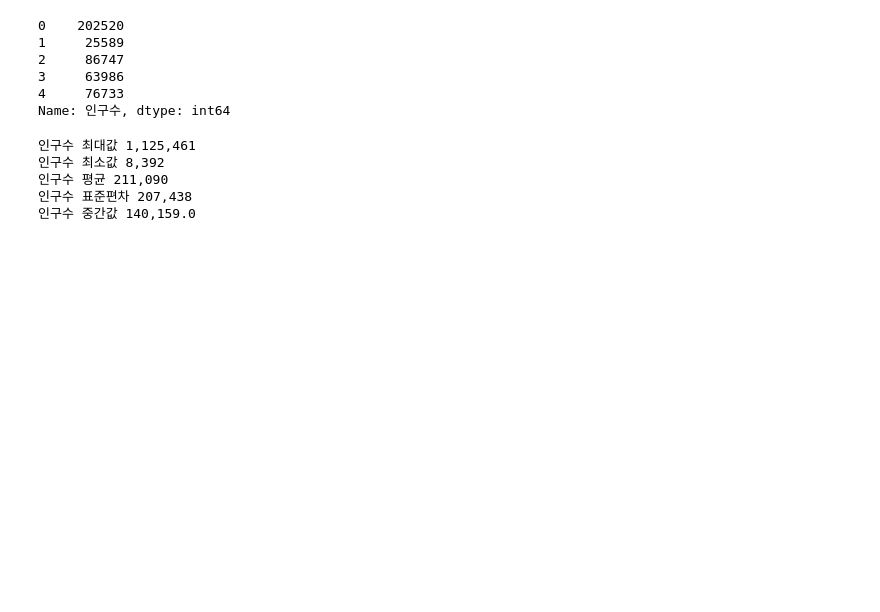
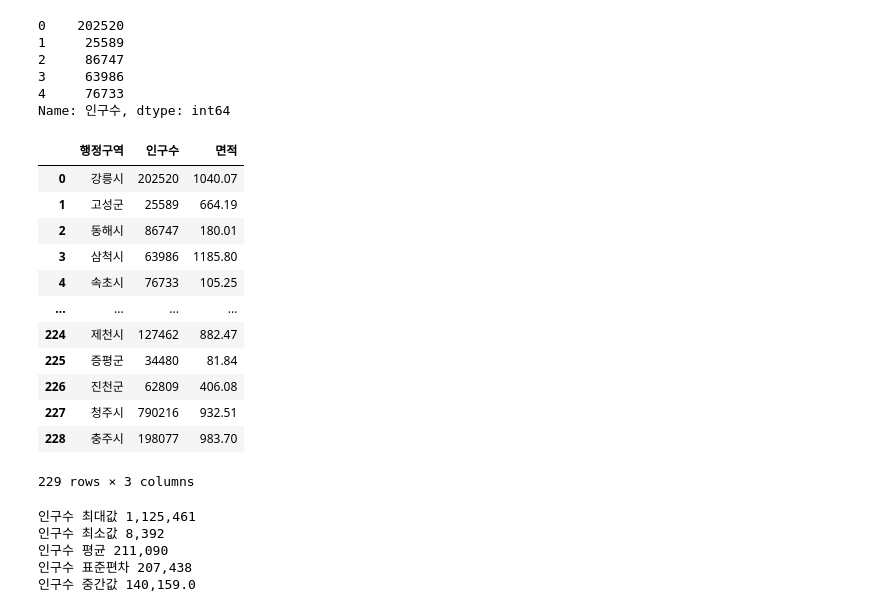
Before and after one commit to mysoyul/Python_WebScraping_Analysis_202511, a Jupyter notebook: 03.행정구역정보_분석과시각화.ipynb, the cells around one changed output. Drawn from its saved outputs; the diff is of its cells as text; code cells hidden in the pictures; blank space fills up the shorter version.

```diff
--- a/03.행정구역정보_분석과시각화.ipynb
+++ b/03.행정구역정보_분석과시각화.ipynb
@@ -286,6 +286,21 @@ data['인구수'].head()
 Name: 인구수, dtype: int64
 # %%
 # ['행정구역','인구수','면적'] 컬럼의 데이터 출력
+data[['행정구역','인구수','면적']]
+# %% [output]
+|  | 행정구역 | 인구수 | 면적 |
+| 0 | 강릉시 | 202520 | 1040.07 |
+| 1 | 고성군 | 25589 | 664.19 |
+| 2 | 동해시 | 86747 | 180.01 |
+| 3 | 삼척시 | 63986 | 1185.80 |
+| 4 | 속초시 | 76733 | 105.25 |
+| ... | ... | ... | ... |
+| 224 | 제천시 | 127462 | 882.47 |
+| 225 | 증평군 | 34480 | 81.84 |
+| 226 | 진천군 | 62809 | 406.08 |
+| 227 | 청주시 | 790216 | 932.51 |
+| 228 | 충주시 | 198077 | 983.70 |
+229 rows × 3 columns
 # %%
 # 인구수 컬럼의 집계함수
 print(f"인구수 최대값 {data['인구수'].max():,}")
```
Also changed, not shown: parts of 2 cells of this notebook.
